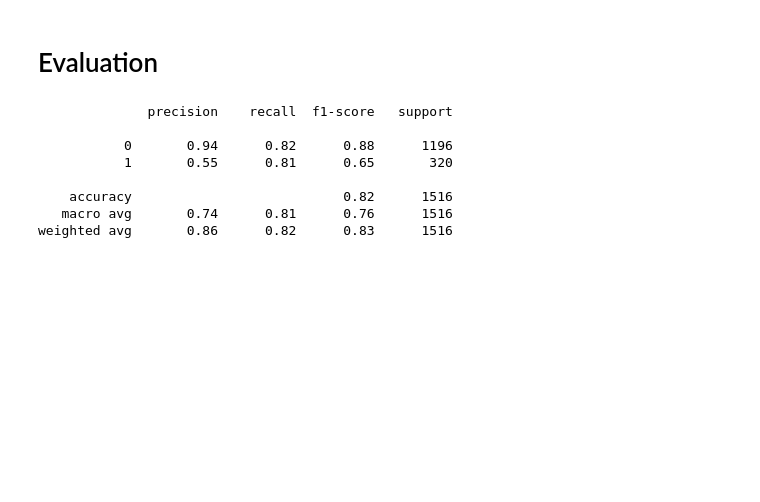
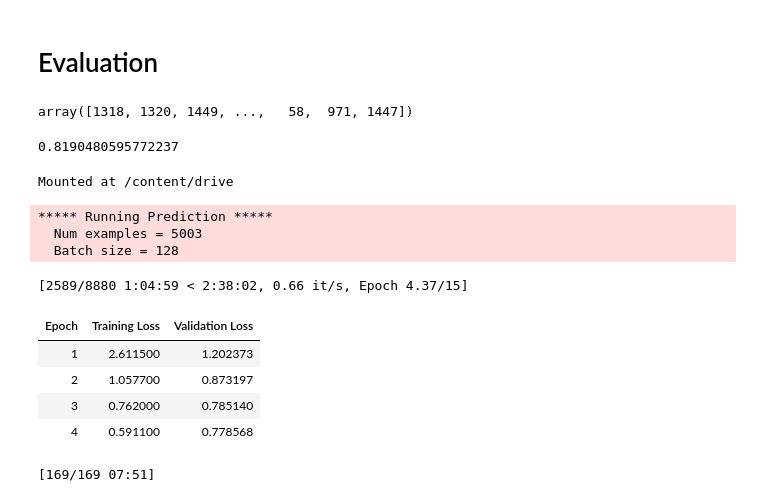
Before and after one commit to DeepKBQA/SD-KBQA, a Jupyter notebook: relation_classification_with_bert.ipynb, the cells around one changed output. Drawn from its saved outputs; the diff is of its cells as text; code cells hidden in the pictures; blank space fills up the shorter version.

```diff
--- a/relation_classification_with_bert.ipynb
+++ b/relation_classification_with_bert.ipynb
@@ -135,17 +182,42 @@ pred = trainer.predict(test_dataset)
 # %% [markdown]
 # Evaluation
+# %%
+pred.predictions.argmax(-1)[:10]
+pred.label_ids
+# %% [output]
+array([1318, 1320, 1449, ...,   58,  971, 1447])
 # %%
-print(classification_report(pred.label_ids, pred.predictions.argmax(-1)))
+from sklearn.metrics import f1_score, accuracy_score
+
+print(accuracy_score(pred.label_ids, pred.predictions.argmax(-1)))
 # %% [output]
-              precision    recall  f1-score   support
-
-           0       0.94      0.82      0.88      1196
-           1       0.55      0.81      0.65       320
-
-    accuracy                           0.82      1516
-   macro avg       0.74      0.81      0.76      1516
-weighted avg       0.86      0.82      0.83      1516
+0.8190480595772237
 # %%
 trainer.save_model("./classifier")
 # %%
 cp -r classifier/ drive/MyDrive/
+# %%
+from google.colab import drive
+drive.mount('/content/drive')
+# %% [output]
+Mounted at /content/drive
+# %%
+# reading Test Data
+ourtest_df = pd.read_excel('/content/drive/MyDrive/data_freebase/sbs.xlsx')
+newtest_texts = ourtest_df.Question.to_list()
+# ourtest_df.head()
+
+newtest_encodings = tokenizer(newtest_texts, truncation=True, padding=True, max_length=200)
+newtest_dataset = ClassificationDataset(newtest_encodings, [1 for _ in range(len(newtest_texts))])
+new_pred = trainer.predict(newtest_dataset)
+# %% [output]
+***** Running Prediction *****
+  Num examples = 5003
+  Batch size = 128
+[2589/8880 1:04:59 < 2:38:02, 0.66 it/s, Epoch 4.37/15]
+| Epoch | Training Loss | Validation Loss |
+| 1 | 2.611500 | 1.202373 |
+| 2 | 1.057700 | 0.873197 |
+| 3 | 0.762000 | 0.785140 |
+| 4 | 0.591100 | 0.778568 |
+[169/169 07:51]
```
Also changed, not shown: parts of 12 cells of this notebook.
